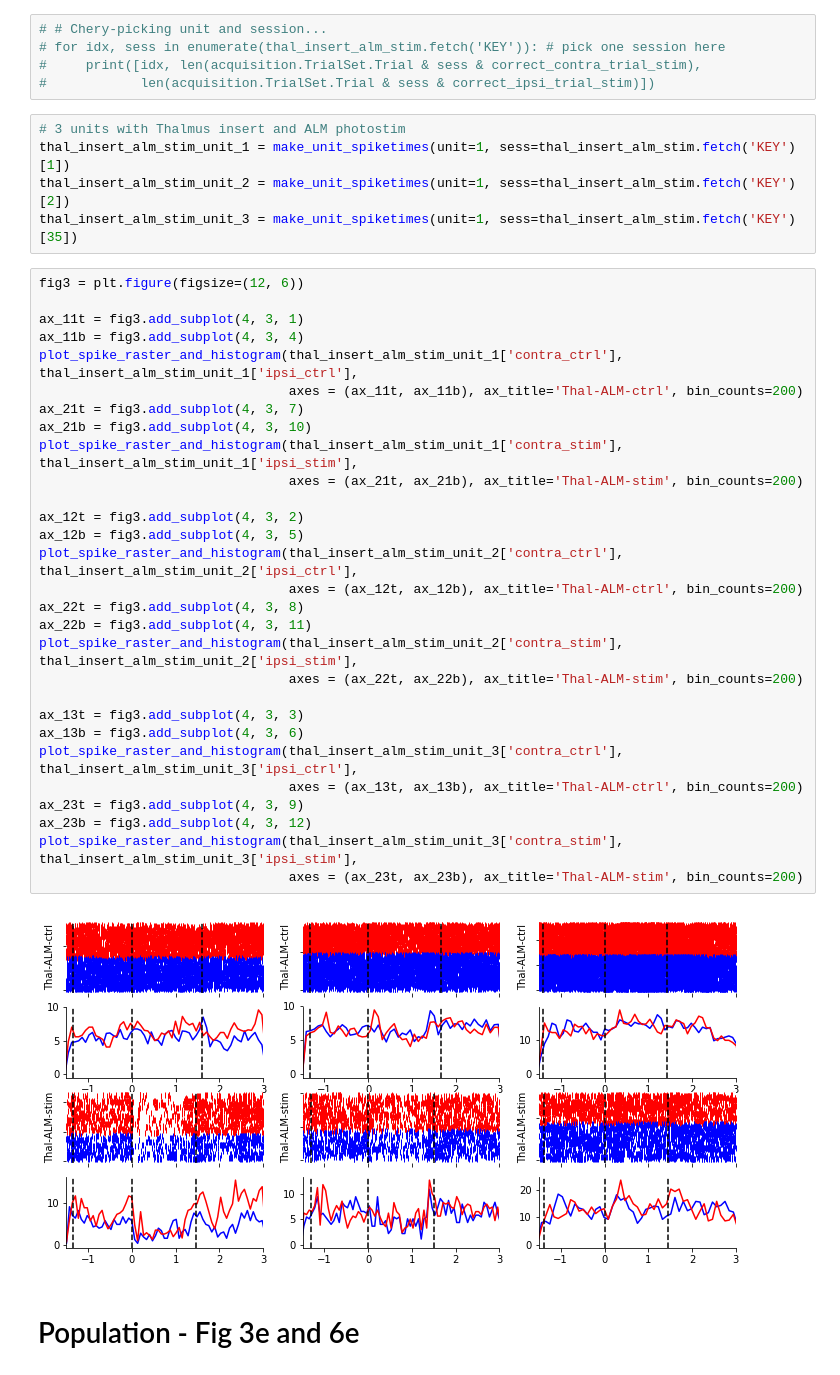
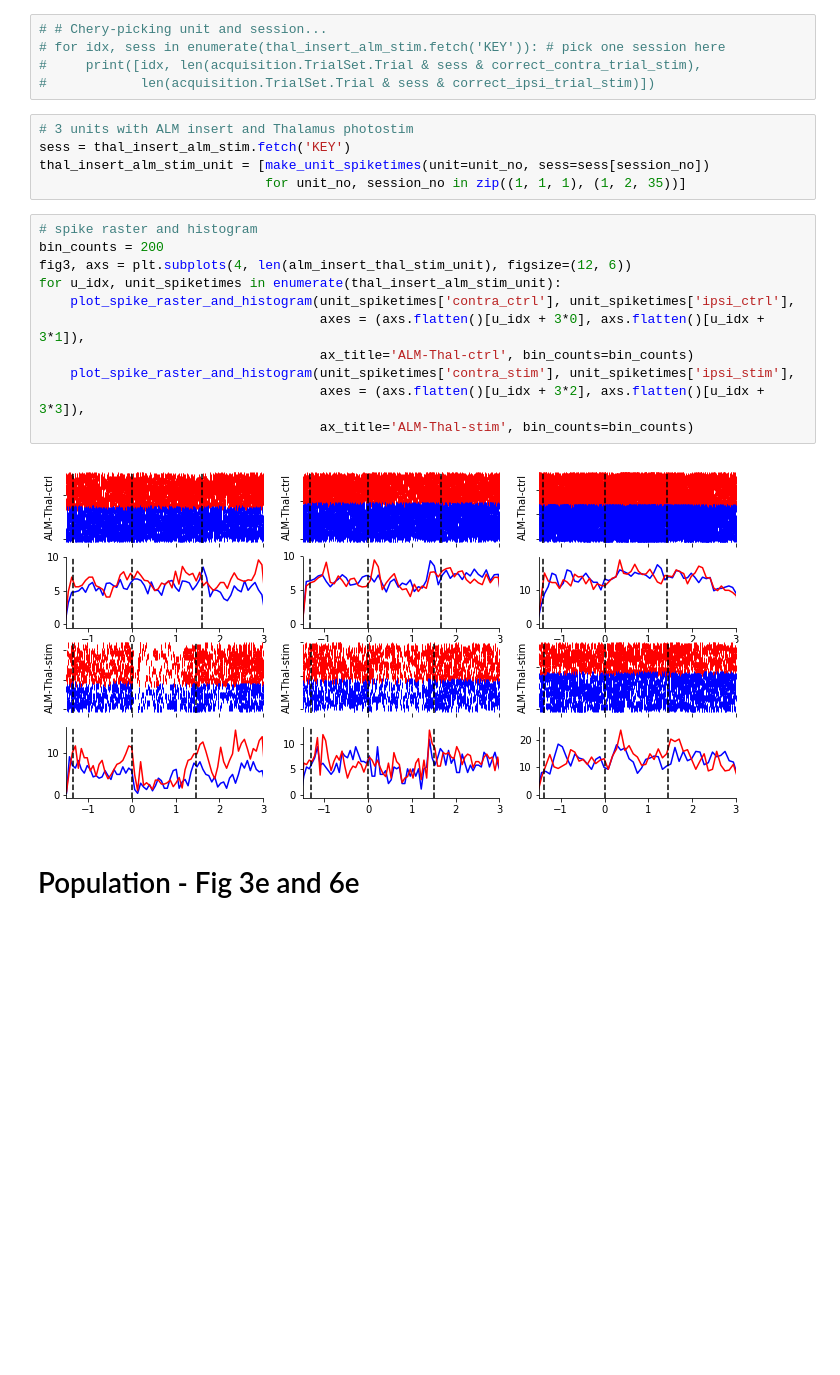
Before and after one commit to datajoint-company/DJ-NWB-Guo-Inagaki-2017, a Jupyter notebook: notebooks/Figure_Reproduction.ipynb, the cells around one changed output. Saved outputs shown, nothing was run; the diff lists cells and outputs as text; blank space fills up the shorter version.

```diff
--- a/notebooks/Figure_Reproduction.ipynb
+++ b/notebooks/Figure_Reproduction.ipynb
@@ -272,41 +222,23 @@ plot_spike_raster_and_histogram(alm_insert_thal_stim_unit_3['contra_stim'], alm_
 #     print([idx, len(acquisition.TrialSet.Trial & sess & correct_contra_trial_stim),
 #            len(acquisition.TrialSet.Trial & sess & correct_ipsi_trial_stim)])
 # %%
-# 3 units with Thalmus insert and ALM photostim
-thal_insert_alm_stim_unit_1 = make_unit_spiketimes(unit=1, sess=thal_insert_alm_stim.fetch('KEY')[1])
-thal_insert_alm_stim_unit_2 = make_unit_spiketimes(unit=1, sess=thal_insert_alm_stim.fetch('KEY')[2])
-thal_insert_alm_stim_unit_3 = make_unit_spiketimes(unit=1, sess=thal_insert_alm_stim.fetch('KEY')[35])
+# 3 units with ALM insert and Thalamus photostim
+sess = thal_insert_alm_stim.fetch('KEY')
+thal_insert_alm_stim_unit = [make_unit_spiketimes(unit=unit_no, sess=sess[session_no])
+                             for unit_no, session_no in zip((1, 1, 1), (1, 2, 35))]
-# %%
-fig3 = plt.figure(figsize=(12, 6))
-
-ax_11t = fig3.add_subplot(4, 3, 1)
-ax_11b = fig3.add_subplot(4, 3, 4)
-plot_spike_raster_and_histogram(thal_insert_alm_stim_unit_1['contra_ctrl'], thal_insert_alm_stim_unit_1['ipsi_ctrl'],
-                                axes = (ax_11t, ax_11b), ax_title='Thal-ALM-ctrl', bin_counts=200)
-ax_21t = fig3.add_subplot(4, 3, 7)
-ax_21b = fig3.add_subplot(4, 3, 10)
-plot_spike_raster_and_histogram(thal_insert_alm_stim_unit_1['contra_stim'], thal_insert_alm_stim_unit_1['ipsi_stim'],
-                                axes = (ax_21t, ax_21b), ax_title='Thal-ALM-stim', bin_counts=200)
-
-ax_12t = fig3.add_subplot(4, 3, 2)
-ax_12b = fig3.add_subplot(4, 3, 5)
-plot_spike_raster_and_histogram(thal_insert_alm_stim_unit_2['contra_ctrl'], thal_insert_alm_stim_unit_2['ipsi_ctrl'],
-                                axes = (ax_12t, ax_12b), ax_title='Thal-ALM-ctrl', bin_counts=200)
-ax_22t = fig3.add_subplot(4, 3, 8)
-ax_22b = fig3.add_subplot(4, 3, 11)
-plot_spike_raster_and_histogram(thal_insert_alm_stim_unit_2['contra_stim'], thal_insert_alm_stim_unit_2['ipsi_stim'],
-                                axes = (ax_22t, ax_22b), ax_title='Thal-ALM-stim', bin_counts=200)
-
-ax_13t = fig3.add_subplot(4, 3, 3)
-ax_13b = fig3.add_subplot(4, 3, 6)
-plot_spike_raster_and_histogram(thal_insert_alm_stim_unit_3['contra_ctrl'], thal_insert_alm_stim_unit_3['ipsi_ctrl'],
-                                axes = (ax_13t, ax_13b), ax_title='Thal-ALM-ctrl', bin_counts=200)
-ax_23t = fig3.add_subplot(4, 3, 9)
-ax_23b = fig3.add_subplot(4, 3, 12)
-plot_spike_raster_and_histogram(thal_insert_alm_stim_unit_3['contra_stim'], thal_insert_alm_stim_unit_3['ipsi_stim'],
-                                axes = (ax_23t, ax_23b), ax_title='Thal-ALM-stim', bin_counts=200)
-# %% [output]
-[figure, removed]
+# %%
+# spike raster and histogram
+bin_counts = 200
+fig3, axs = plt.subplots(4, len(alm_insert_thal_stim_unit), figsize=(12, 6))
+for u_idx, unit_spiketimes in enumerate(thal_insert_alm_stim_unit):
+    plot_spike_raster_and_histogram(unit_spiketimes['contra_ctrl'], unit_spiketimes['ipsi_ctrl'],
+                                    axes = (axs.flatten()[u_idx + 3*0], axs.flatten()[u_idx + 3*1]),
+                                    ax_title='ALM-Thal-ctrl', bin_counts=bin_counts)
+    plot_spike_raster_and_histogram(unit_spiketimes['contra_stim'], unit_spiketimes['ipsi_stim'],
+                                    axes = (axs.flatten()[u_idx + 3*2], axs.flatten()[u_idx + 3*3]),
+                                    ax_title='ALM-Thal-stim', bin_counts=bin_counts)
+# %% [output]
+[figure, added]
 # %% [markdown]
 # Population - Fig 3e and 6e
 # %%
```
Also changed, not shown: parts of 14 cells of this notebook, 2 other files.
